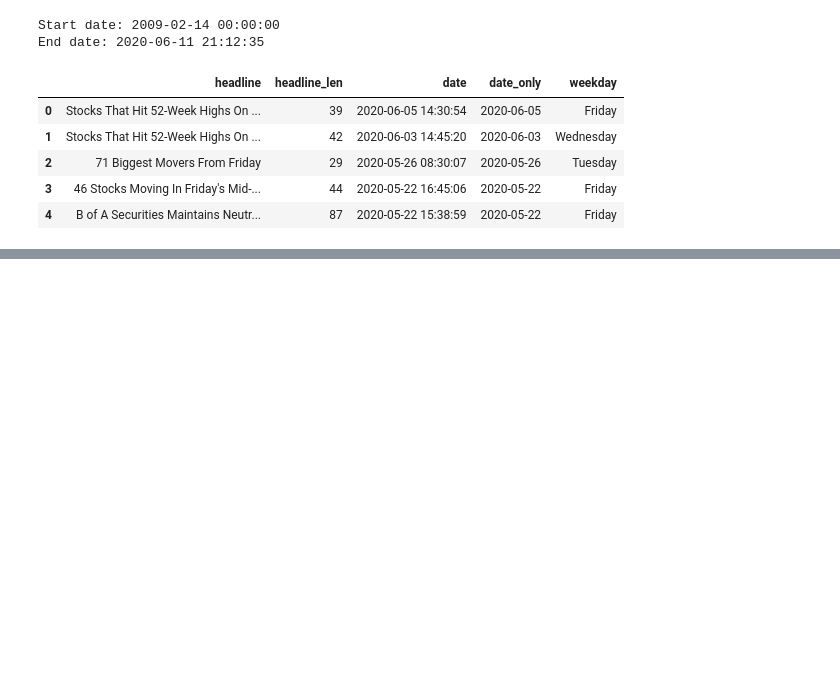
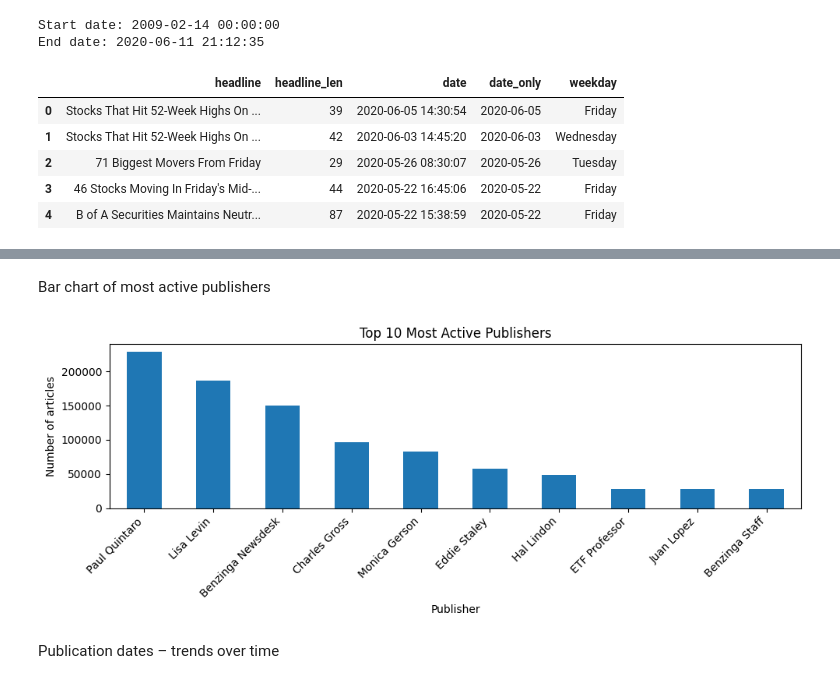
Before and after one commit to Filimon-H/Predicting-Price-Moves-with-News-Sentiment, a Jupyter notebook: notebooks/News_EDA.ipynb, the cells around one changed output, grey strips where cells are left out. Drawn from its saved outputs; the diff is of its cells as text; code cells hidden in the pictures; blank space fills up the shorter version.

```diff
--- a/notebooks/News_EDA.ipynb
+++ b/notebooks/News_EDA.ipynb
@@ -96,0 +128,3 @@ df[["headline", "headline_len", "date", "date_only", "weekday"]].head()
+# %%
+publisher_counts = df["publisher"].value_counts()
+publisher_counts.head(10)
@@ -96,0 +144,16 @@ df[["headline", "headline_len", "date", "date_only", "weekday"]].head()
+# %% [markdown]
+Bar chart of most active publishers
+# %%
+top_n = 10  # change if you want more/less
+plt.figure()
+publisher_counts.head(top_n).plot(kind="bar")
+plt.xlabel("Publisher")
+plt.ylabel("Number of articles")
+plt.title(f"Top {top_n} Most Active Publishers")
+plt.xticks(rotation=45, ha="right")
+plt.tight_layout()
+plt.show()
+# %% [output]
+[figure, added]
+# %% [markdown]
+Publication dates – trends over time
```
Also changed, not shown: parts of 12 cells of this notebook.
